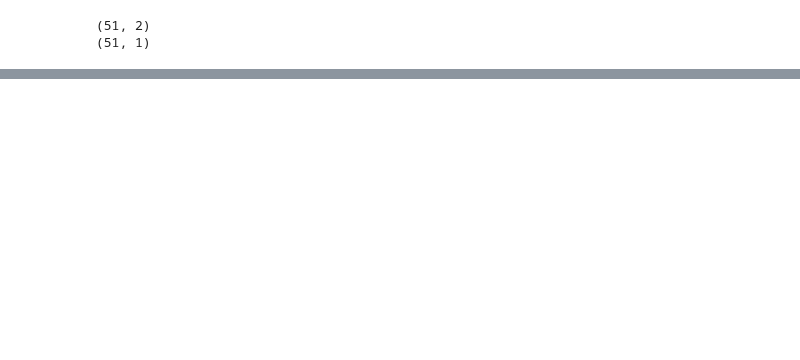
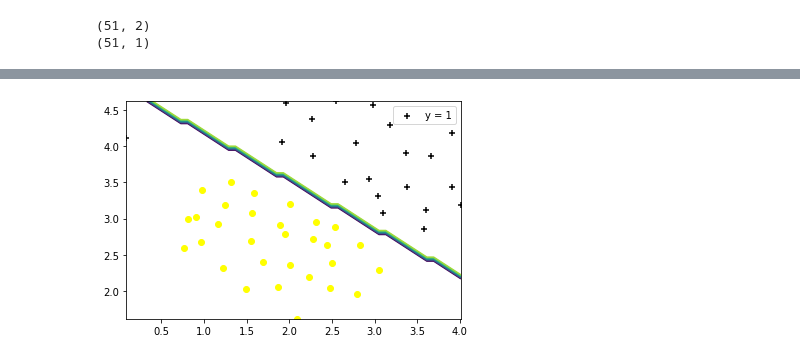
Before and after one commit to anamarsabi/Aprendizaje-Automatico-UCM, a Jupyter notebook: Practica 6/Practica6.ipynb, the cells around one changed output, grey strips where cells are left out. Saved outputs shown, nothing was run; the diff lists cells and outputs as text; code cells hidden in the pictures; blank space fills up the shorter version.

```diff
--- a/Practica 6/Practica6.ipynb
+++ b/Practica 6/Practica6.ipynb
@@ -22,0 +35,23 @@ AttributeError: 'numpy.ndarray' object has no attribute 'values'
+# %%
+def visualize_boundary(X, y, svm):
+    x1_min, x1_max = X[:, 0].min(), X[:, 0].max()
+    x2_min, x2_max = X[:, 1].min(), X[:, 1].max()
+
+    xx1, xx2 = np.meshgrid(np.linspace(x1_min, x1_max),
+    np.linspace(x2_min, x2_max))
+
+    #x1 = np.linspace(X[:, 0].min(). X[:, 0].max(), 100)
+    #x1 = np.linspace(X[:, 1].min(). X[:, 1].max(), 100)
+    #x1, x2 =np.meshgrid(x1, x2)
+
+    yp = svm.predict(np.array([xx1.ravel(), xx2.ravel()]).T).reshape(xx1.shape)
+
+    plot_data(X, y)
+    plt.contour(xx1, xx2, yp)
+    plt.close
+# %%
+svm = SVC(kernel='linear', C=1.0)
+svm.fit(X,y.ravel())
+visualize_boundary(X, y, svm)
+# %% [output]
+[figure, added]
```
Also changed, not shown: parts of 14 cells of this notebook, 2 other files.
